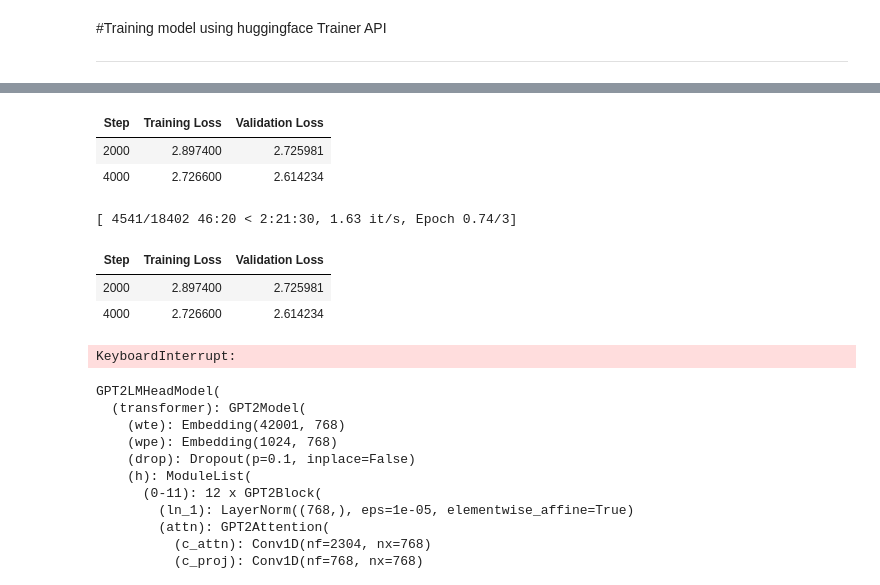
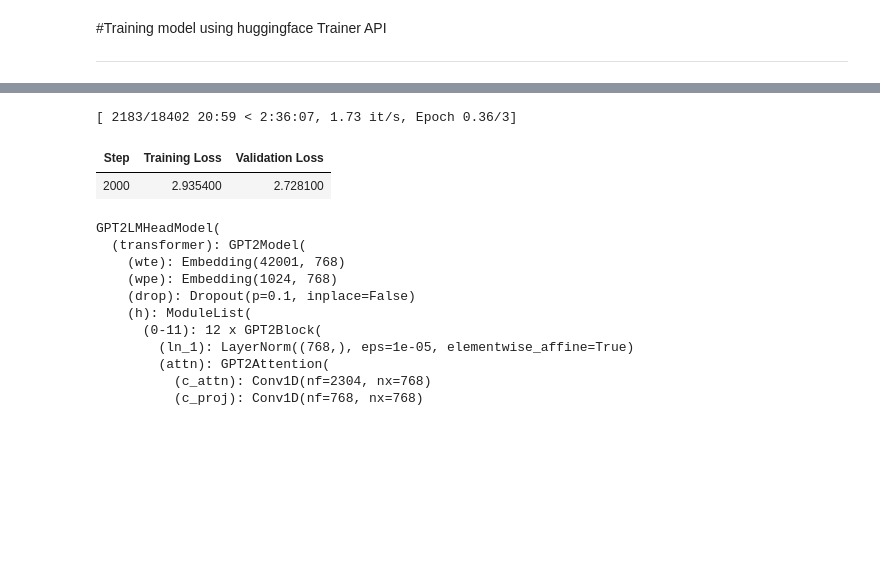
Before and after one commit to rasoulasadiyan/LLM, a Jupyter notebook: 09_Persian_Poetry_FineTuning_with_gpt2_fa.ipynb, the cells around one changed output, grey strips where cells are left out. Saved outputs shown, nothing was run; the diff lists cells and outputs as text; code cells hidden in the pictures; blank space fills up the shorter version.

```diff
--- a/09_Persian_Poetry_FineTuning_with_gpt2_fa.ipynb
+++ b/09_Persian_Poetry_FineTuning_with_gpt2_fa.ipynb
@@ -69,7 +53,7 @@ from tqdm import tqdm
 df = pd.read_csv("/content/poems/poems.tsv", sep="\t")
 
 # Depends on you
-# df["poem"] = df["poem"].apply(lambda t: normalize_input(t))
+df["poem"] = df["poem"].apply(lambda t: normalize_input(t))
 
 df["text"] = df["poet"] + "<|startoftext|>" + df["poem"].apply(lambda t: t.replace("    ", "<sep>").replace("\t", "<sep>"))
 df = df.dropna()
@@ -232,41 +181,0 @@ max_seq = 256
-# %%
-from torch.utils.data import Dataset  # this is the pytorch class import
-import torch
-torch.manual_seed(42)
-
-
-class MTGDataset(Dataset):
-
-    def __init__(self, txt_list, tokenizer, max_length=1024):
-
-        self.tokenizer = tokenizer  # the gpt2 tokenizer we instantiated
-        self.input_ids = []
-        self.attn_masks = []
-
-        for txt in txt_list:
-            """
-            This loop will iterate through each entry in the flavour text corpus.
-            For each bit of text it will prepend it with the start of text token,
-            then append the end of text token and pad to the maximum length with the
-            pad token.
-            """
-
-            encodings_dict = tokenizer('<s>' + txt + '</s>',
-                                       truncation=True,
-                                       max_length=max_length,
-                                       padding="max_length")
-
-            """
-            Each iteration then appends either the encoded tensor to a list,
-            or the attention mask for that encoding to a list. The attention mask is
-            a binary list of 1's or 0's which determine whether the langauge model
-            should take that token into consideration or not.
-            """
-            self.input_ids.append(torch.tensor(encodings_dict['input_ids']))
-            self.attn_masks.append(torch.tensor(encodings_dict['attention_mask']))
-
-    def __len__(self):
-        return len(self.input_ids)
-
-    def __getitem__(self, idx):
-        return self.input_ids[idx], self.attn_masks[idx]
@@ -384,7 +293,7 @@ def format_time(elapsed):
 # Define training arguments
 training_args = TrainingArguments(
     output_dir="./results",
-    evaluation_strategy="steps",  # Evaluate at the end of each epoch
+    eval_strategy="steps",  # Evaluate at the end of each epoch
     save_strategy="steps",
     save_steps=2000,
     per_device_train_batch_size=8,
@@ -417,11 +326,6 @@ trainer.evaluate()
+[ 2183/18402 20:59 < 2:36:07, 1.73 it/s, Epoch 0.36/3]
 | Step | Training Loss | Validation Loss |
-| 2000 | 2.897400 | 2.725981 |
-| 4000 | 2.726600 | 2.614234 |
+| 2000 | 2.935400 | 2.728100 |
-[ 4541/18402 46:20 < 2:21:30, 1.63 it/s, Epoch 0.74/3]
-| Step | Training Loss | Validation Loss |
-| 2000 | 2.897400 | 2.725981 |
-| 4000 | 2.726600 | 2.614234 |
-KeyboardInterrupt:
 # %%
 import re
 
```
Also changed, not shown: parts of 11 cells of this notebook.
